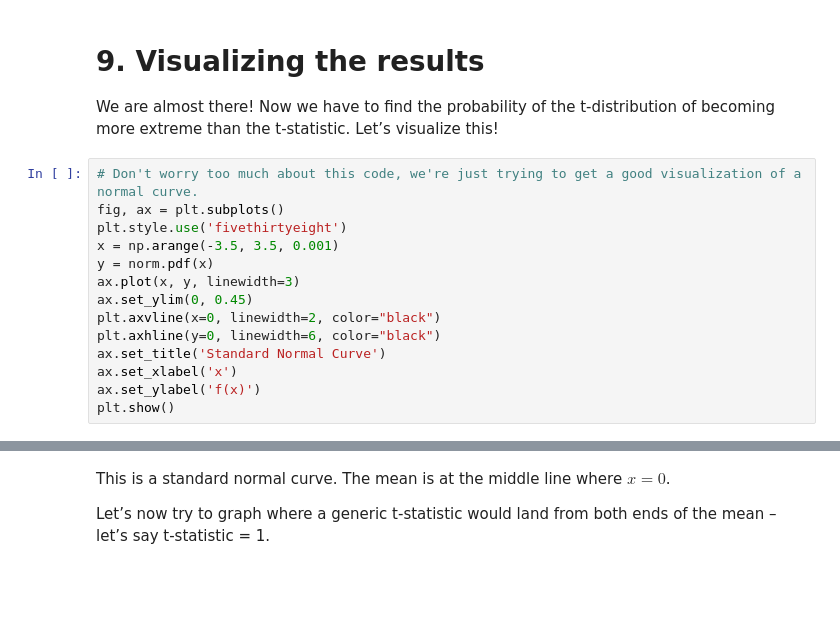
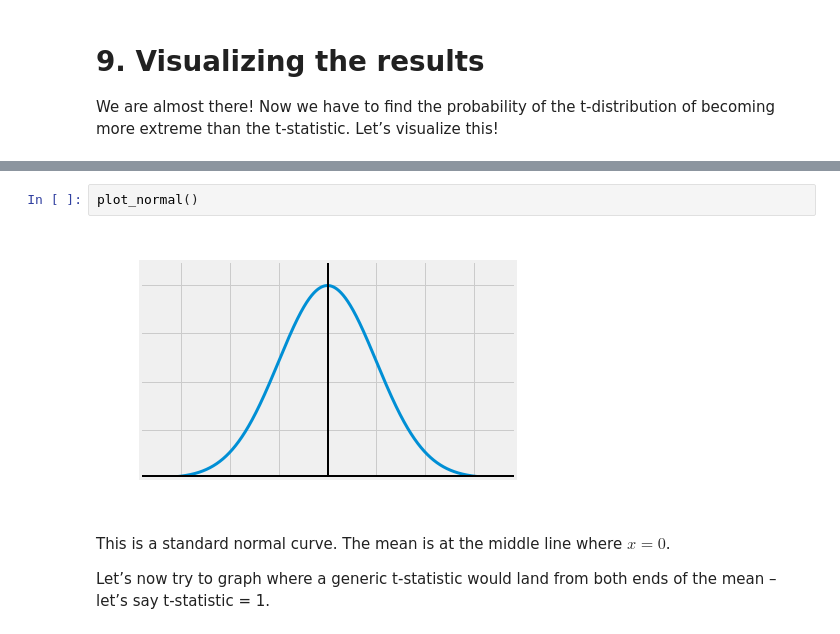
Before and after one commit to ds-modules/CalTeach-FA22, a Jupyter notebook: avocado/avocado_analysis.ipynb, the cells around one changed output, grey strips where cells are left out. Drawn from its saved outputs; the diff is of its cells as text; blank space fills up the shorter version.

```diff
--- a/avocado/avocado_analysis.ipynb
+++ b/avocado/avocado_analysis.ipynb
@@ -258,17 +234,3 @@ $0.149$
 # %% [markdown]
 # 9. Visualizing the results <a id='8'></a>
 We are almost there! Now we have to find the probability of the t-distribution of becoming more extreme than the t-statistic. Let’s visualize this!
-# %%
-# Don't worry too much about this code, we're just trying to get a good visualization of a normal curve.
-fig, ax = plt.subplots()
-plt.style.use('fivethirtyeight')
-x = np.arange(-3.5, 3.5, 0.001)
-y = norm.pdf(x)
-ax.plot(x, y, linewidth=3)
-ax.set_ylim(0, 0.45)
-plt.axvline(x=0, linewidth=2, color="black")
-plt.axhline(y=0, linewidth=6, color="black")
-ax.set_title('Standard Normal Curve')
-ax.set_xlabel('x')
-ax.set_ylabel('f(x)')
-plt.show()
@@ -277,3 +237,7 @@ plt.show()
+# %%
+plot_normal()
+# %% [output]
+[figure, added]
 # %% [markdown]
 This is a standard normal curve. The mean is at the middle line where $x=0$.
 
```
Also changed, not shown: parts of 18 cells of this notebook.
